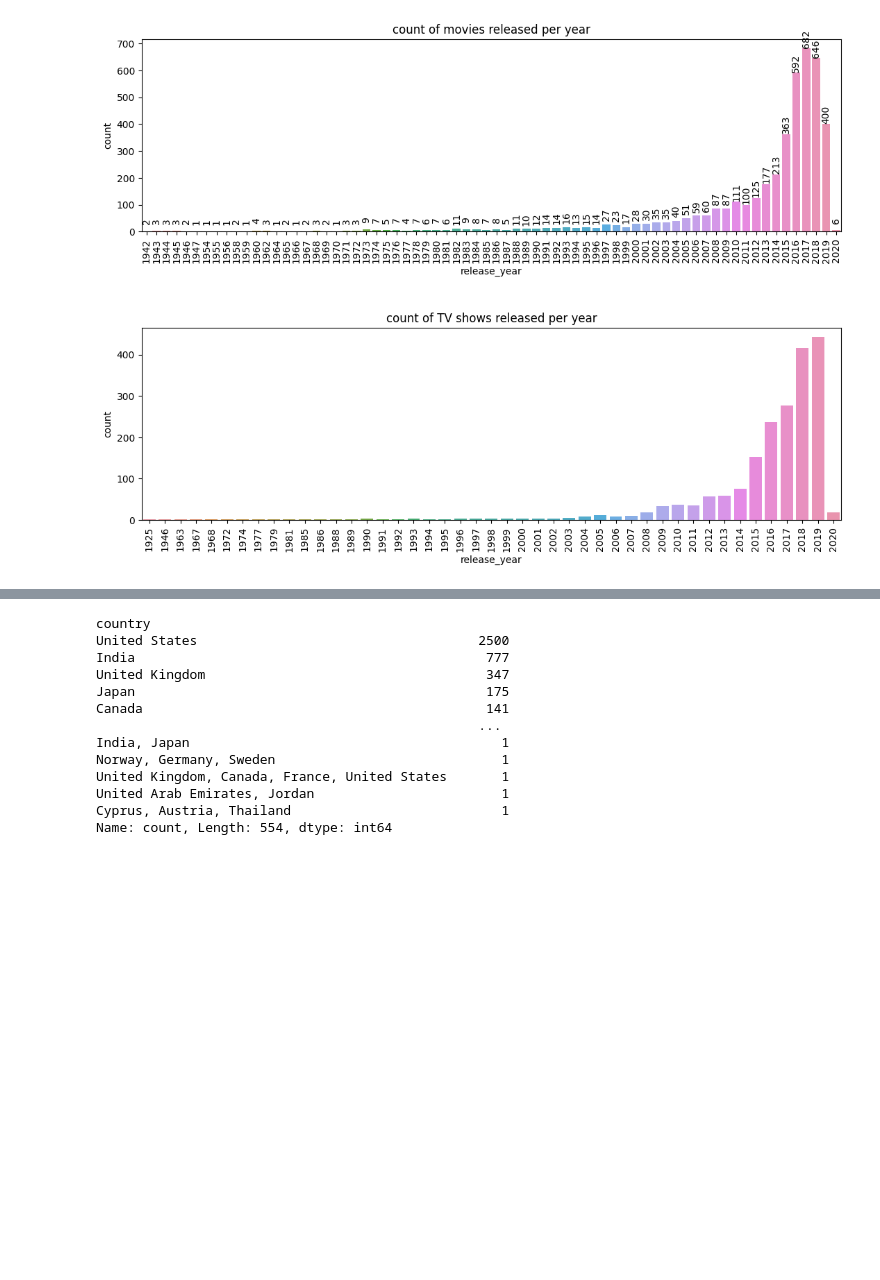
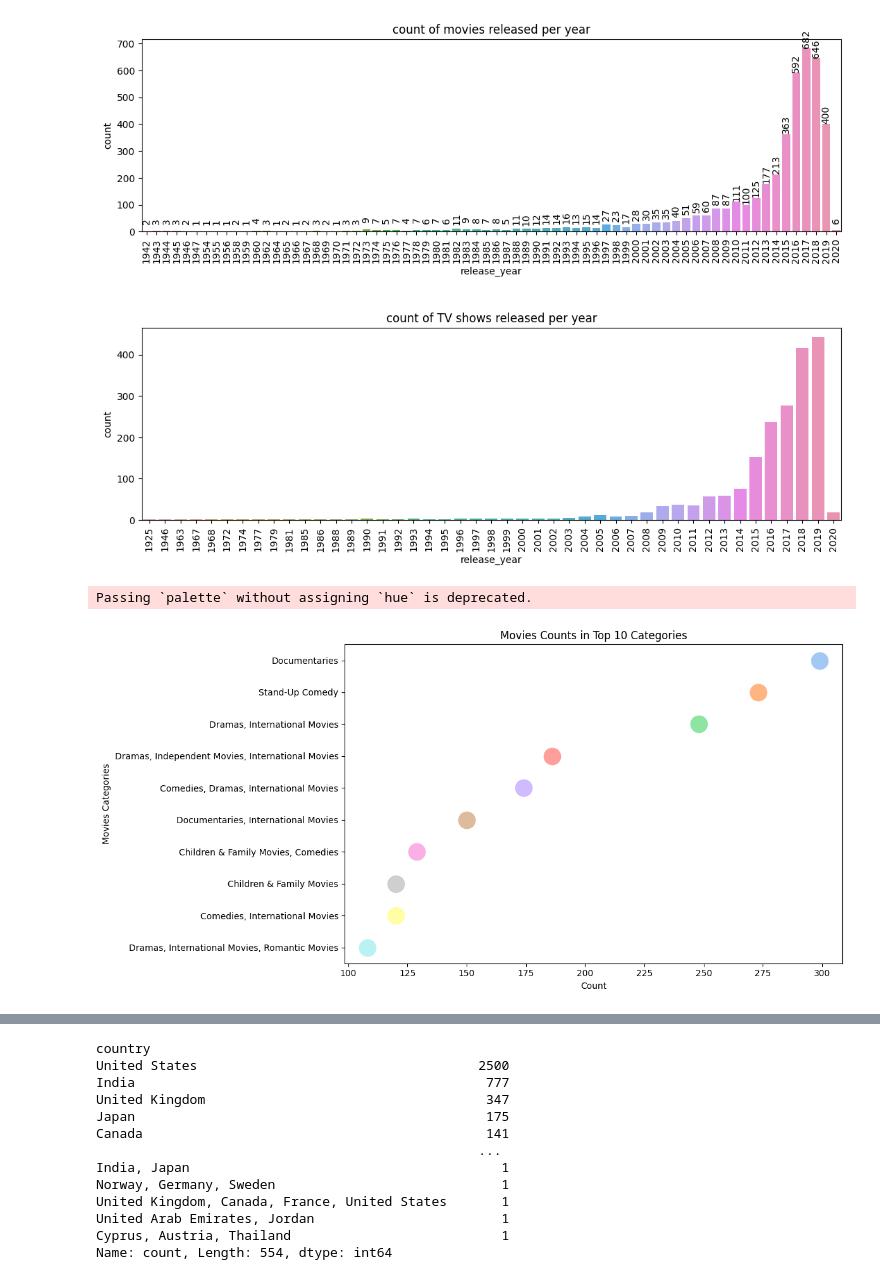
Before and after one commit to Alina-dilawaiz/Myprojects, a Jupyter notebook: AFOCAS-PROJECTS/Netflix_titles_EDA.ipynb, the cells around one changed output, grey strips where cells are left out. Cells and saved outputs as stored; diff of their text form; code cells hidden in the pictures; blank space fills up the shorter version.

```diff
--- a/AFOCAS-PROJECTS/Netflix_titles_EDA.ipynb
+++ b/AFOCAS-PROJECTS/Netflix_titles_EDA.ipynb
@@ -240,0 +225,12 @@ fig.show()
+# %%
+top_movie_categories = movies['listed_in'].value_counts().head(10).reset_index(name='count')
+plt.figure(figsize=(12, 6))
+sns.swarmplot(x='count', y='listed_in', data=top_movie_categories, palette='pastel', size=20)
+plt.xlabel('Count')
+plt.ylabel('Movies Categories')
+plt.title('Movies Counts in Top 10 Categories')
+plt.tight_layout()
+plt.show()
+# %% [output]
+Passing `palette` without assigning `hue` is deprecated.
+[figure, added]
```
Also changed, not shown: parts of 13 cells of this notebook.
